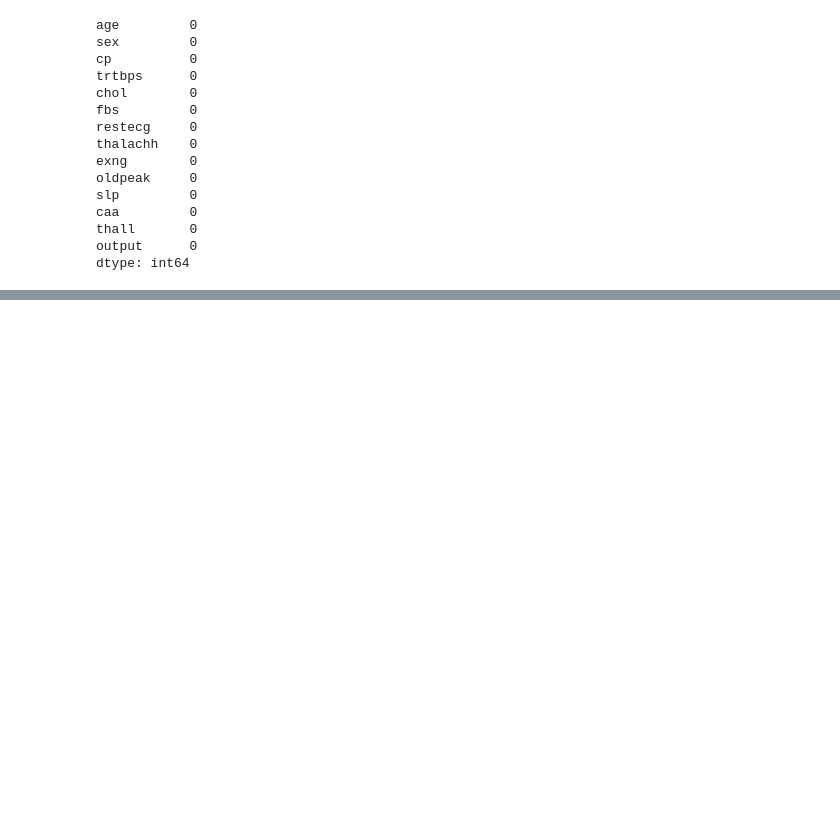
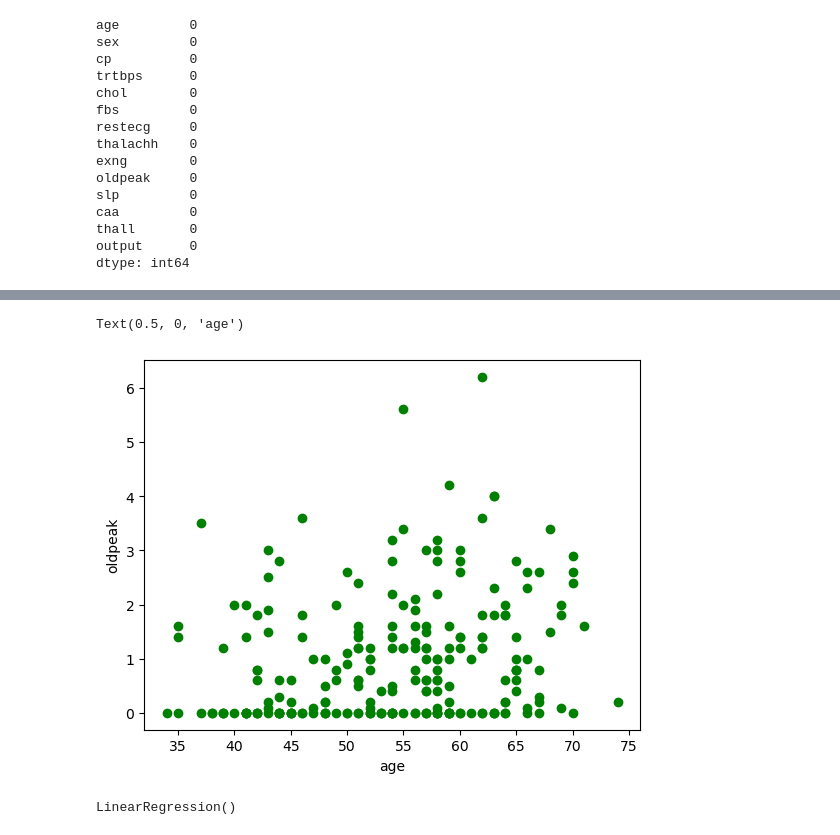
Before and after one commit to AmanPathan/DSBDA, a Jupyter notebook: Heart.ipynb, the cells around one changed output, grey strips where cells are left out. Saved outputs shown, nothing was run; the diff lists cells and outputs as text; code cells hidden in the pictures; blank space fills up the shorter version.

```diff
--- a/Heart.ipynb
+++ b/Heart.ipynb
@@ -35,5 +21 @@ data.describe()
-# %%
-# Data Cleaning
-
-data = data.drop_duplicates()
 # %%
@@ -103,0 +114,3 @@ Index(['age', 'sex', 'cp', 'trtbps', 'chol', 'fbs', 'restecg', 'thalachh',
+# %%
+X = data[['age']]
+Y = data[['oldpeak']]
@@ -103,0 +121,14 @@ Index(['age', 'sex', 'cp', 'trtbps', 'chol', 'fbs', 'restecg', 'thalachh',
+# %%
+x_train,x_test, y_train, y_test = train_test_split(X,Y,test_size=0.25)
+# %%
+plt.scatter(x_train,y_train,color='green')
+plt.ylabel('oldpeak')
+plt.xlabel('age')
+# %% [output]
+Text(0.5, 0, 'age')
+[figure, added]
+# %%
+model = LinearRegression()
+model.fit(x_train,y_train)
+# %% [output]
+LinearRegression()
```
Also changed, not shown: parts of 19 cells of this notebook, 6 other files.
